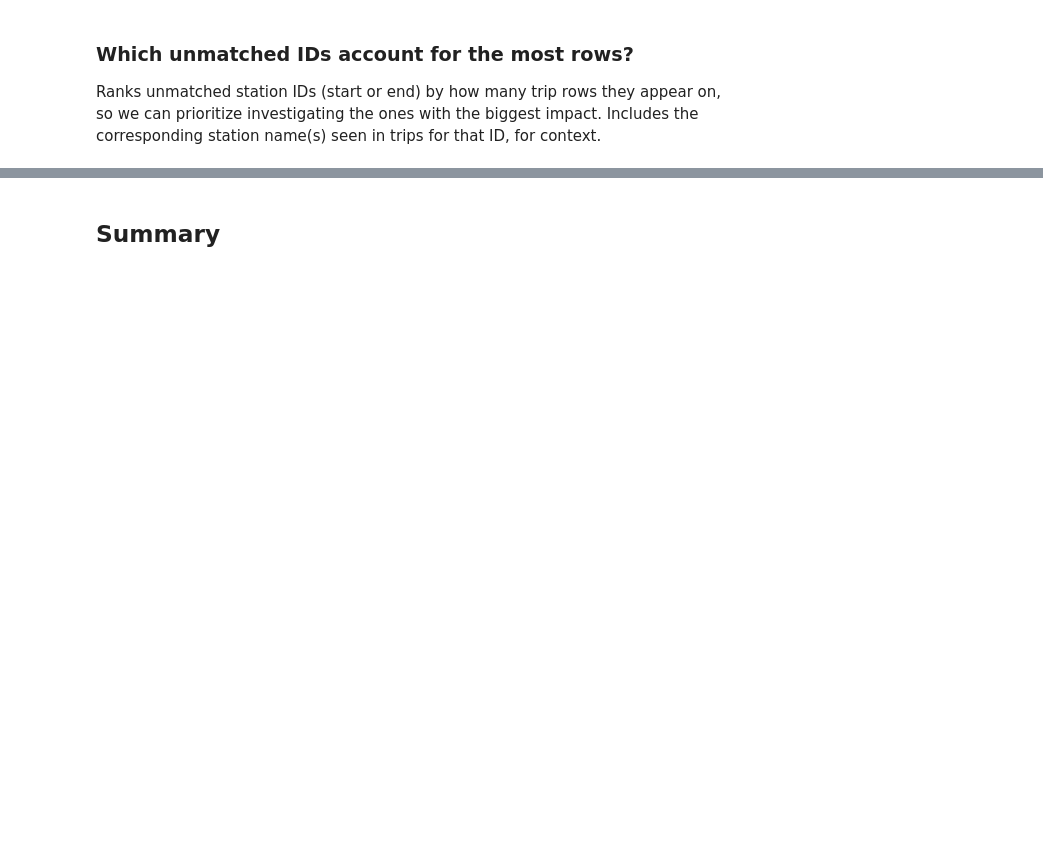
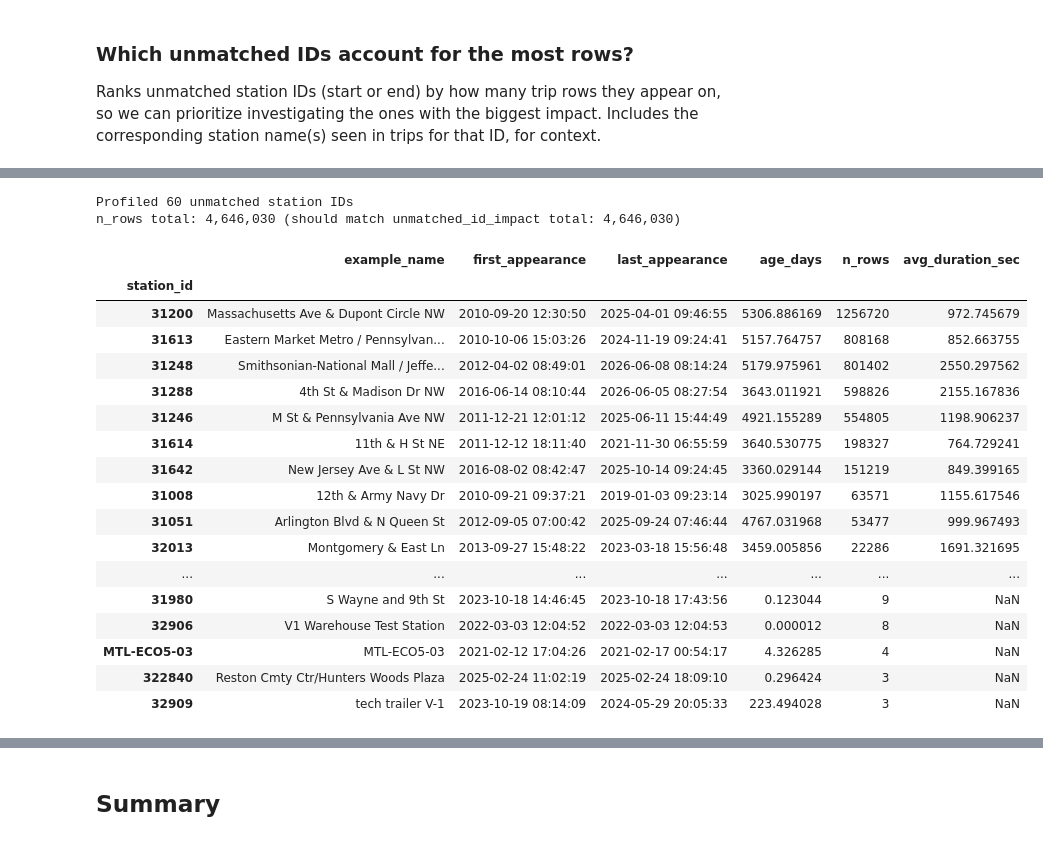
Before and after one commit to mcharhbili/Capital-Bikeshare-Data-Preprocessing, a Jupyter notebook: notebooks/02_station_id_mapping_check.ipynb, the cells around one changed output, grey strips where cells are left out. Drawn from its saved outputs; the diff is of its cells as text; code cells hidden in the pictures; blank space fills up the shorter version.

```diff
--- a/notebooks/02_station_id_mapping_check.ipynb
+++ b/notebooks/02_station_id_mapping_check.ipynb
@@ -62,9 +66,16 @@ trips = trips_dataset.to_table(
         "end_station_id",
         "start_station_name",
         "end_station_name",
+        "started_at",
+        "ended_at",
+        "duration",
         "period",
     ]
 ).to_pandas()
+
+# Parse timestamps once, up front, for the first/last-appearance profiling done later.
+trips["started_at"] = pd.to_datetime(trips["started_at"], errors="coerce")
+trips["ended_at"] = pd.to_datetime(trips["ended_at"], errors="coerce")
 
 print(f"stations: {stations.shape[0]:,} rows, columns: {list(stations.columns)}")
 print(f"trips:    {trips.shape[0]:,} rows, columns: {list(trips.columns)}")
@@ -228,0 +346,54 @@ unmatched_id_impact.head(20)
+# %%
+unmatched_ids = unmatched_id_impact.index
+
+# Occurrences of an unmatched id as a trip's start endpoint.
+start_occurrences = trips.loc[
+    trips["start_station_id"].isin(unmatched_ids),
+    ["start_station_id", "started_at", "duration"],
+].rename(columns={"start_station_id": "station_id", "started_at": "timestamp"})
+
+# Occurrences of an unmatched id as a trip's end endpoint.
+end_occurrences = trips.loc[
+    trips["end_station_id"].isin(unmatched_ids),
+    ["end_station_id", "ended_at", "duration"],
+].rename(columns={"end_station_id": "station_id", "ended_at": "timestamp"})
+
+occurrences = pd.concat([start_occurrences, end_occurrences], ignore_index=True)
+
+profile = occurrences.groupby("station_id").agg(
+    first_appearance=("timestamp", "min"),
+    last_appearance=("timestamp", "max"),
+    avg_duration_sec=("duration", "mean"),
+)
+profile["age_days"] = (profile["last_appearance"] - profile["first_appearance"]).dt.total_seconds() / 86400
+profile["n_rows"] = unmatched_id_impact["total_rows"]
+profile["example_name"] = unmatched_id_impact["example_name"]
+
+profile = profile[
+    ["example_name", "first_appearance", "last_appearance", "age_days", "n_rows", "avg_duration_sec"]
+].sort_values("n_rows", ascending=False)
+
+print(f"Profiled {len(profile):,} unmatched station IDs")
+print(f"n_rows total: {profile['n_rows'].sum():,} (should match unmatched_id_impact total: {unmatched_id_impact['total_rows'].sum():,})")
+profile
+# %% [output]
+Profiled 60 unmatched station IDs
+n_rows total: 4,646,030 (should match unmatched_id_impact total: 4,646,030)
+|  | example_name | first_appearance | last_appearance | age_days | n_rows | avg_duration_sec |
+| station_id |  |  |  |  |  |  |
+| 31200 | Massachusetts Ave & Dupont Circle NW | 2010-09-20 12:30:50 | 2025-04-01 09:46:55 | 5306.886169 | 1256720 | 972.745679 |
+| 31613 | Eastern Market Metro / Pennsylvan... | 2010-10-06 15:03:26 | 2024-11-19 09:24:41 | 5157.764757 | 808168 | 852.663755 |
+| 31248 | Smithsonian-National Mall / Jeffe... | 2012-04-02 08:49:01 | 2026-06-08 08:14:24 | 5179.975961 | 801402 | 2550.297562 |
+| 31288 | 4th St & Madison Dr NW | 2016-06-14 08:10:44 | 2026-06-05 08:27:54 | 3643.011921 | 598826 | 2155.167836 |
+| 31246 | M St & Pennsylvania Ave NW | 2011-12-21 12:01:12 | 2025-06-11 15:44:49 | 4921.155289 | 554805 | 1198.906237 |
+| 31614 | 11th & H St NE | 2011-12-12 18:11:40 | 2021-11-30 06:55:59 | 3640.530775 | 198327 | 764.729241 |
+| 31642 | New Jersey Ave & L St NW | 2016-08-02 08:42:47 | 2025-10-14 09:24:45 | 3360.029144 | 151219 | 849.399165 |
+| 31008 | 12th & Army Navy Dr | 2010-09-21 09:37:21 | 2019-01-03 09:23:14 | 3025.990197 | 63571 | 1155.617546 |
+| 31051 | Arlington Blvd & N Queen St | 2012-09-05 07:00:42 | 2025-09-24 07:46:44 | 4767.031968 | 53477 | 999.967493 |
+| 32013 | Montgomery & East Ln | 2013-09-27 15:48:22 | 2023-03-18 15:56:48 | 3459.005856 | 22286 | 1691.321695 |
+| ... | ... | ... | ... | ... | ... | ... |
+| 31980 | S Wayne and 9th St | 2023-10-18 14:46:45 | 2023-10-18 17:43:56 | 0.123044 | 9 | NaN |
+| 32906 | V1 Warehouse Test Station | 2022-03-03 12:04:52 | 2022-03-03 12:04:53 | 0.000012 | 8 | NaN |
+| MTL-ECO5-03 | MTL-ECO5-03 | 2021-02-12 17:04:26 | 2021-02-17 00:54:17 | 4.326285 | 4 | NaN |
+| 322840 | Reston Cmty Ctr/Hunters Woods Plaza | 2025-02-24 11:02:19 | 2025-02-24 18:09:10 | 0.296424 | 3 | NaN |
+| 32909 | tech trailer V-1 | 2023-10-19 08:14:09 | 2024-05-29 20:05:33 | 223.494028 | 3 | NaN |
```
Also changed, not shown: parts of 13 cells of this notebook, 4 other files.
